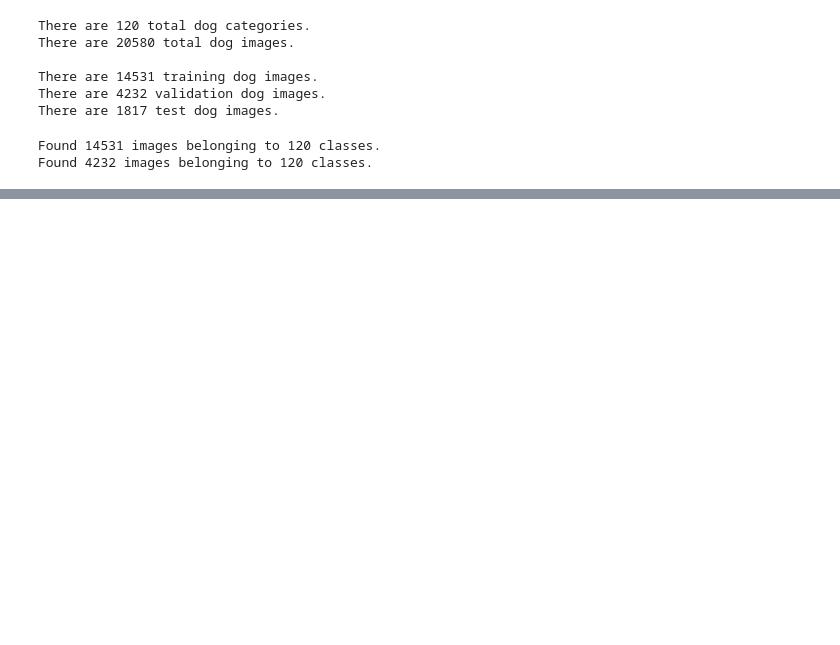
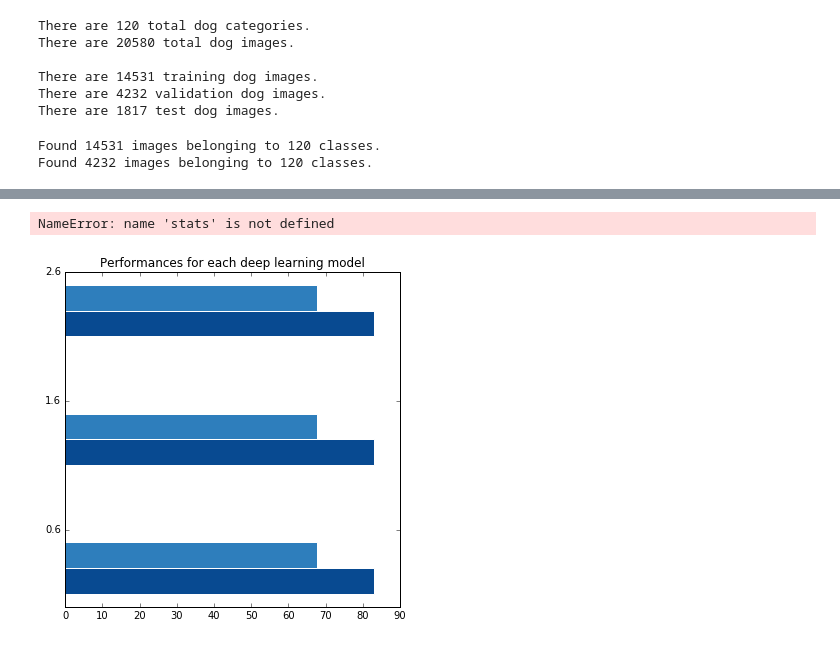
Before and after one commit to celiabayet/Dogs, a Jupyter notebook: code/notebooks/cnn_data_augmentation.ipynb, the cells around one changed output, grey strips where cells are left out. Saved outputs shown, nothing was run; the diff lists cells and outputs as text; code cells hidden in the pictures; blank space fills up the shorter version.

```diff
--- a/code/notebooks/cnn_data_augmentation.ipynb
+++ b/code/notebooks/cnn_data_augmentation.ipynb
@@ -133,0 +158,8 @@ Wall time: 16h 49min 10s
+# %%
+model_stats = {
+    'models': [],
+    'accuracy': [],
+    'test_accuracy': [],
+    'epoch_training_time': [],
+    'inference_time_10000pic': []
+}
@@ -133,0 +179,30 @@ Wall time: 16h 49min 10s
+# %%
+
+import matplotlib as mpl
+import matplotlib.pyplot as plt
+from matplotlib import cm
+mpl.style.use('classic')
+%matplotlib inline
+
+accs = {k: v for k, v in model_stats.items()}
+
+
+blues_cm = cm.Blues
+width = 0.2
+ind = np.arange(3)
+
+fig, ax = plt.subplots(figsize=(6,6))
+
+ax.barh(ind + width, accs['accuracy'], width, color=blues_cm(0.9), label="accuracy", edgecolor='white')
+ax.barh(ind + 2 * width, accs['test_accuracy'], width, color=blues_cm(0.7),  label="test accuracy", edgecolor='white')
+
+
+ax.set_title('Performances for each deep learning model')
+ax.set_yticks(ind + width * 3)
+ax.set_yticklabels(stats['models'])
+
+handles, labels = ax.get_legend_handles_labels()
+ax.legend(handles[::-1], labels[::-1], title='Metrics', loc='lower right')
+# %% [output]
+NameError: name 'stats' is not defined
+[figure, added]
```
Also changed, not shown: parts of 9 cells of this notebook.
